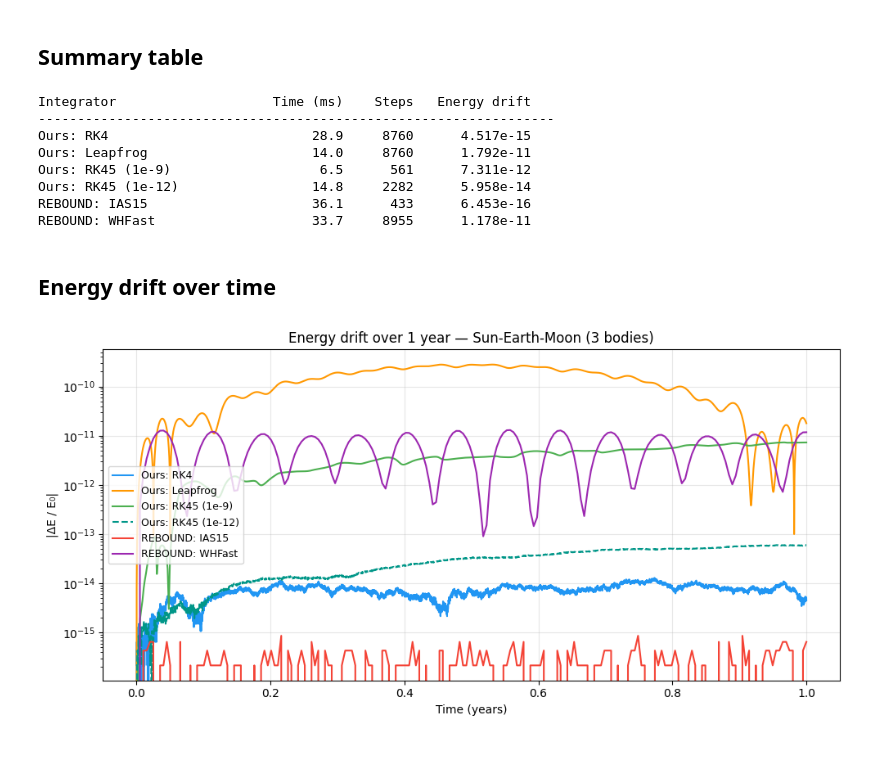
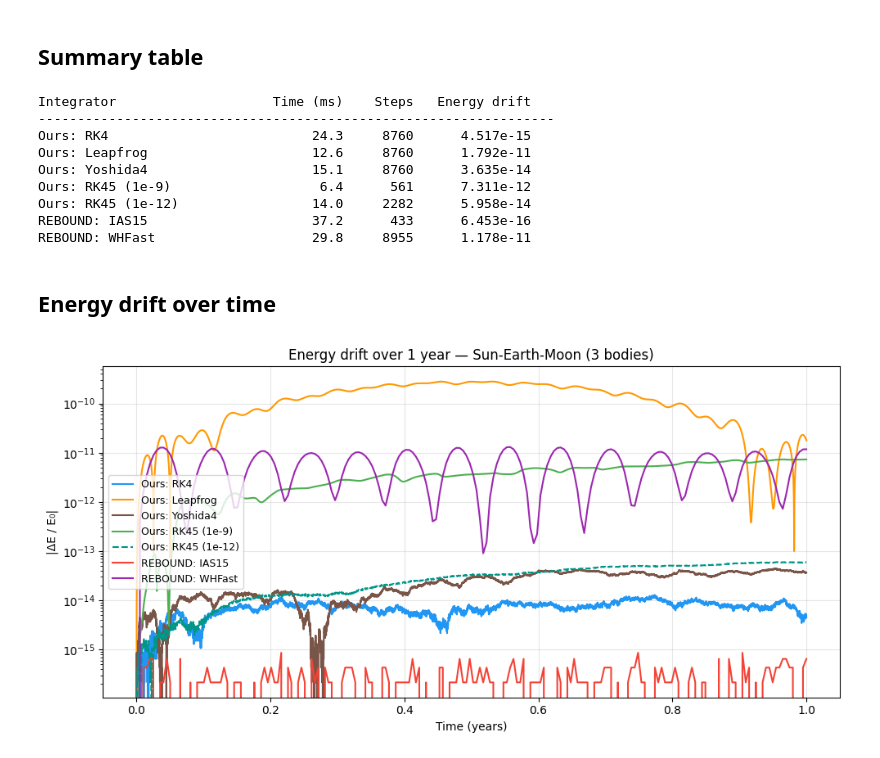
Before and after one commit to sinan-can-demir/orbital-mechanics-engine, a Jupyter notebook: examples/05_rebound_earth_moon.ipynb, the cells around one changed output. Drawn from its saved outputs; the diff is of its cells as text; code cells hidden in the pictures.

```diff
--- a/examples/05_rebound_earth_moon.ipynb
+++ b/examples/05_rebound_earth_moon.ipynb
@@ -44,6 +44,7 @@ results = {}
 for label, integrator, kwargs in [
     ('Ours: RK4',        orbit.Integrator.RK4,      {'steps': 8760, 'dt': 3600.0}),
     ('Ours: Leapfrog',   orbit.Integrator.Leapfrog, {'steps': 8760, 'dt': 3600.0}),
+    ('Ours: Yoshida4',   orbit.Integrator.Yoshida4, {'steps': 8760, 'dt': 3600.0}),
 ]:
     t0 = time.perf_counter()
     r = orbit.simulate(SYSTEM, integrator=integrator, **kwargs)
@@ -124,41 +125,43 @@ for label, r in results.items():
 # %% [output]
 Integrator                    Time (ms)    Steps   Energy drift
 ------------------------------------------------------------------
-Ours: RK4                          28.9     8760      4.517e-15
-Ours: Leapfrog                     14.0     8760      1.792e-11
-Ours: RK45 (1e-9)                   6.5      561      7.311e-12
-Ours: RK45 (1e-12)                 14.8     2282      5.958e-14
-REBOUND: IAS15                     36.1      433      6.453e-16
-REBOUND: WHFast                    33.7     8955      1.178e-11
+Ours: RK4                          24.3     8760      4.517e-15
+Ours: Leapfrog                     12.6     8760      1.792e-11
+Ours: Yoshida4                     15.1     8760      3.635e-14
+Ours: RK45 (1e-9)                   6.4      561      7.311e-12
+Ours: RK45 (1e-12)                 14.0     2282      5.958e-14
+REBOUND: IAS15                     37.2      433      6.453e-16
+REBOUND: WHFast                    29.8     8955      1.178e-11
 # %% [markdown]
 ## Energy drift over time
 # %%
 fig, ax = plt.subplots(figsize=(10, 5))
 
 styles = {
     'Ours: RK4':          {'color': '#2196F3', 'ls': '-'},
     'Ours: Leapfrog':     {'color': '#FF9800', 'ls': '-'},
+    'Ours: Yoshida4':     {'color': '#795548', 'ls': '-'},
     'Ours: RK45 (1e-9)':  {'color': '#4CAF50', 'ls': '-'},
     'Ours: RK45 (1e-12)': {'color': '#009688', 'ls': '--'},
     'REBOUND: IAS15':     {'color': '#F44336', 'ls': '-'},
     'REBOUND: WHFast':    {'color': '#9C27B0', 'ls': '-'},
 }
 
 for label, r in results.items():
     s = styles.get(label, {})
     ax.plot(r['t'], np.abs(r['E_rel']), label=label,
             color=s.get('color'), ls=s.get('ls', '-'), linewidth=1.5)
 
 ax.set_yscale('log')
 ax.set_xlabel('Time (years)')
 ax.set_ylabel('|ΔE / E₀|')
 ax.set_title('Energy drift over 1 year — Sun-Earth-Moon (3 bodies)')
 ax.legend(fontsize=9)
 ax.grid(True, alpha=0.3)
 plt.tight_layout()
 plt.show()
 # %% [output]
-[figure, old version]
+[figure, new version]
 # %% [markdown]
 ## Discussion
 
```
Also changed, not shown: parts of 2 cells of this notebook, 28 other files.
